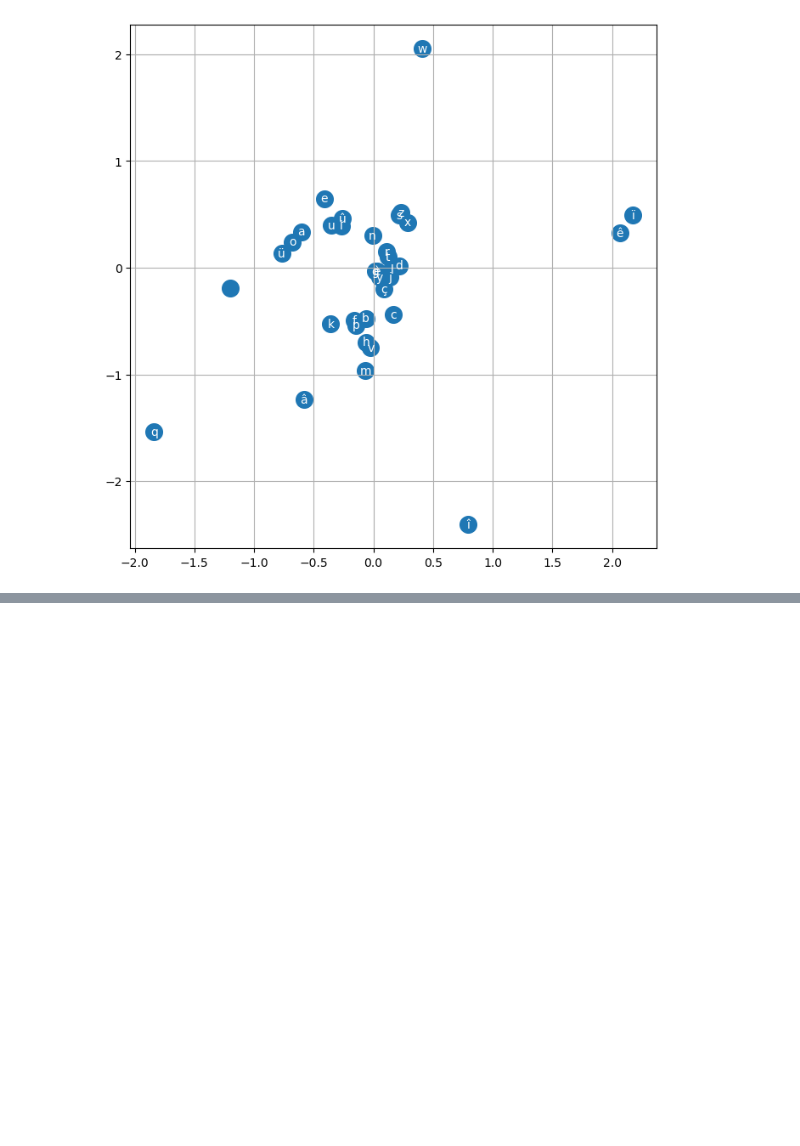
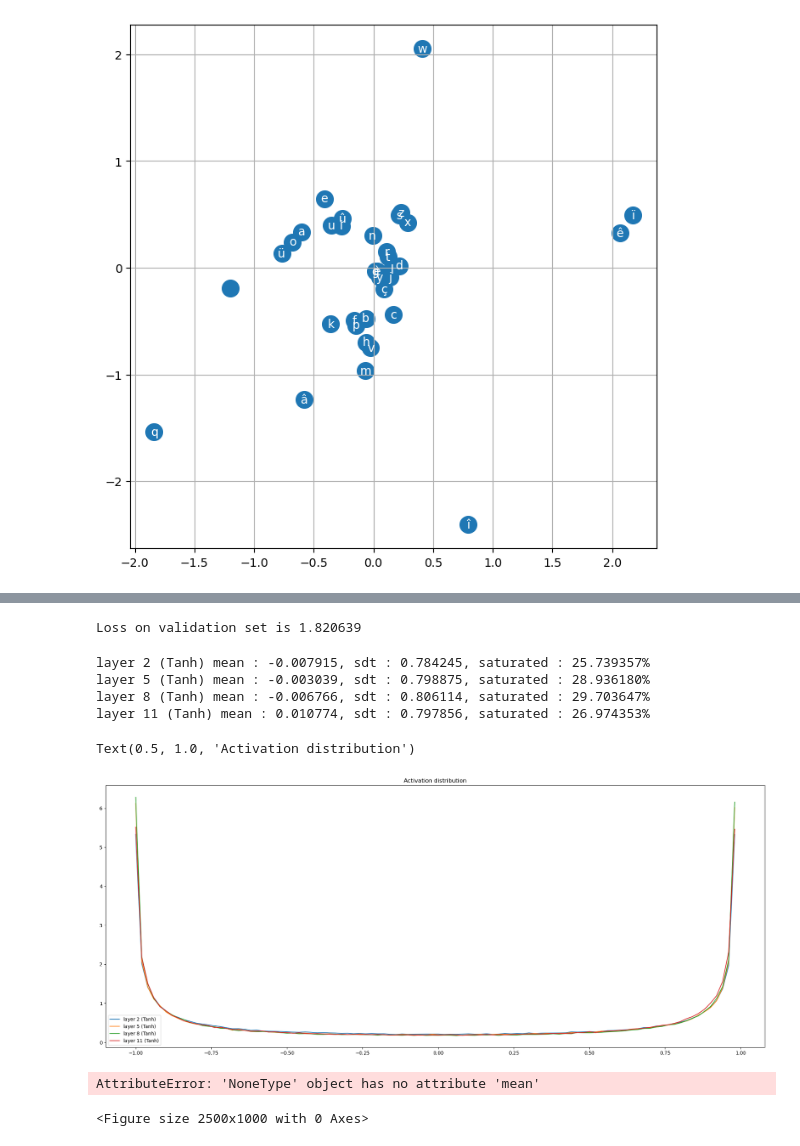
Before and after one commit to guillaumepaviot/poem_generator, a Jupyter notebook: poemgenerator.ipynb, the cells around one changed output, grey strips where cells are left out. Saved outputs shown, nothing was run; the diff lists cells and outputs as text; code cells hidden in the pictures; blank space fills up the shorter version.

```diff
--- a/poemgenerator.ipynb
+++ b/poemgenerator.ipynb
@@ -392,6 +632,16 @@ while True :
+# %%
+with torch.no_grad():
+    emb = Cw[Xwtr]
+    embcat = emb.view(emb.shape[0], -1)
+    hpreact = embcat @ Ww1 +bw1
+    bnmean = hpreact.mean(0, keepdim=True)
+    bnstd = hpreact.std(0, keepdim=True)
 # %%
 emb = Cw[Xwval]
-h = torch.tanh(emb.view(-1,250) @ Ww1 +bw1)
+embcat = emb.view(emb.shape[0], -1)
+hpreact = embcat @ Ww1 +bw1
+hpreact = bngain * (hpreact - bnbias) / bnstd + bnbias
+h = torch.tanh(hpreact)
 logits = h @ Ww2 + bw2
 loss = F.cross_entropy(logits, Ywval)
 print(f'Loss on validation set is {loss.item():4f}')
@@ -403,7 +653,10 @@ context = [0]*5
 
 for _ in range(40):
     emb = Cw[torch.tensor([context])]
-    h = torch.tanh(emb.view(1, -1) @ Ww1 + bw1)
+    embcat = emb.view(emb.shape[0], -1)
+    hpreact = embcat @ Ww1 +bw1
+    hpreact = bngain * (hpreact - bnbias) / bnstd + bnbias
+    h = torch.tanh(hpreact)
     logits = h @ Ww2 + bw2
     probs = F.softmax(logits, dim=1)
     ix = torch.multinomial(probs, num_samples=1, generator=g).item()
@@ -415,0 +799,43 @@ l homme un douceur de evanouir non une fraternite brûlants s dans ou je s un se
+# %%
+emb = C[Xval]
+x = emb.view(emb.shape[0], -1)
+for layer in layers:
+    x = layer(x)
+loss = F.cross_entropy(x, Yval)
+print(f'Loss on validation set is {loss.item():4f}')
+# %% [output]
+Loss on validation set is 1.820639
+# %%
+plt.figure(figsize=(25, 10))
+legend = []
+for i, layer in enumerate(layers[:-1]):
+    if isinstance(layer, Tanh):
+        t = layer.out
+        print(f'layer {i} ({layer.__class__.__name__}) mean : {t.mean():2f}, sdt : {t.std():2f}, saturated : {(t.abs()>0.97).float().mean():%}')
+        hy, hx = torch.histogram(t, density=True)
+        plt.plot(hx[:-1].detach(), hy.detach())
+        legend.append(f'layer {i} ({layer.__class__.__name__})')
+plt.legend(legend)
+plt.title('Activation distribution')
+# %% [output]
+layer 2 (Tanh) mean : -0.007915, sdt : 0.784245, saturated : 25.739357%
+layer 5 (Tanh) mean : -0.003039, sdt : 0.798875, saturated : 28.936180%
+layer 8 (Tanh) mean : -0.006766, sdt : 0.806114, saturated : 29.703647%
+layer 11 (Tanh) mean : 0.010774, sdt : 0.797856, saturated : 26.974353%
+Text(0.5, 1.0, 'Activation distribution')
+[figure, added]
+# %%
+plt.figure(figsize=(25, 10))
+legend = []
+for i, layer in enumerate(layers[:-1]):
+    if isinstance(layer, Tanh):
+        t = layer.out.grad
+        print(f'layer {i} ({layer.__class__.__name__}) mean : {t.mean():+2f}, sdt : {t.std():2f}, saturated : {(t.abs()>0.97).float().mean():%}')
+        hy, hx = torch.histogram(t, density=True)
+        plt.plot(hx[:-1].detach(), hy.detach())
+        legend.append(f'layer {i} ({layer.__class__.__name__})')
+plt.legend(legend)
+plt.title('Gradient distribution')
+# %% [output]
+AttributeError: 'NoneType' object has no attribute 'mean'
+<Figure size 2500x1000 with 0 Axes>
```
Also changed, not shown: parts of 41 cells of this notebook.
